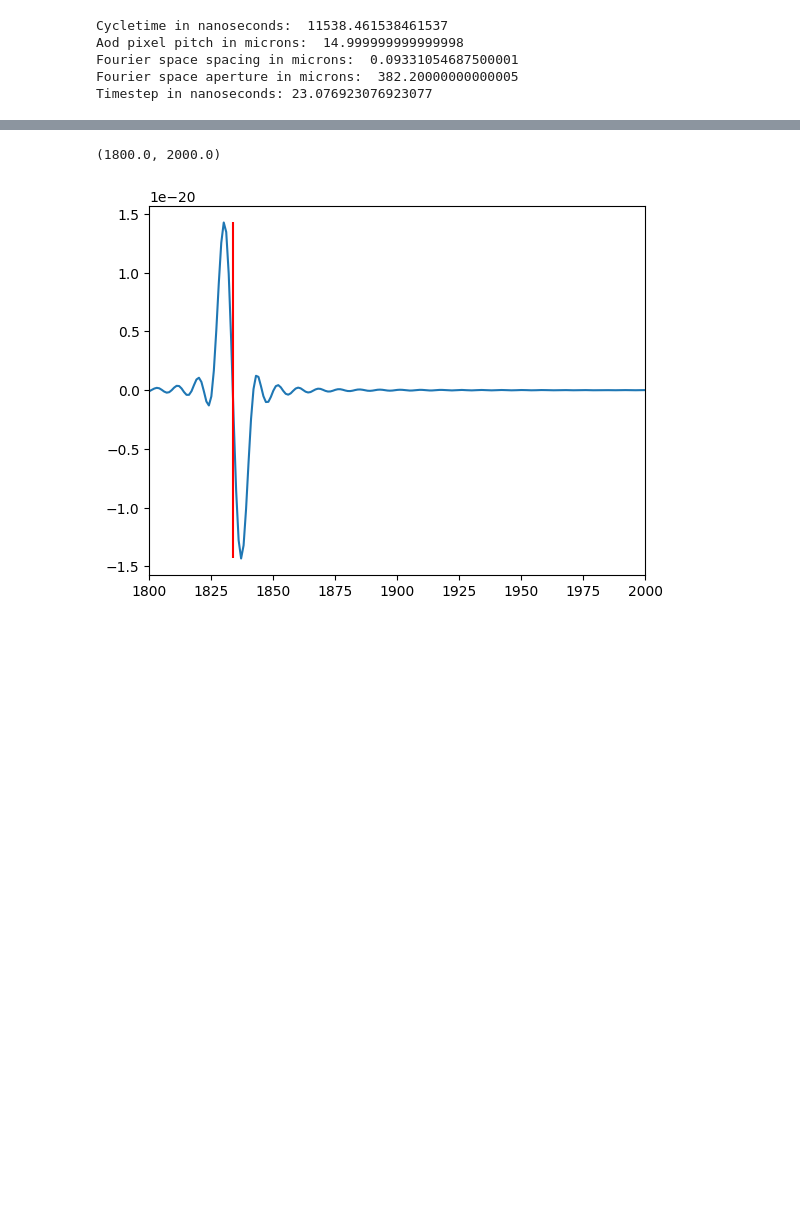
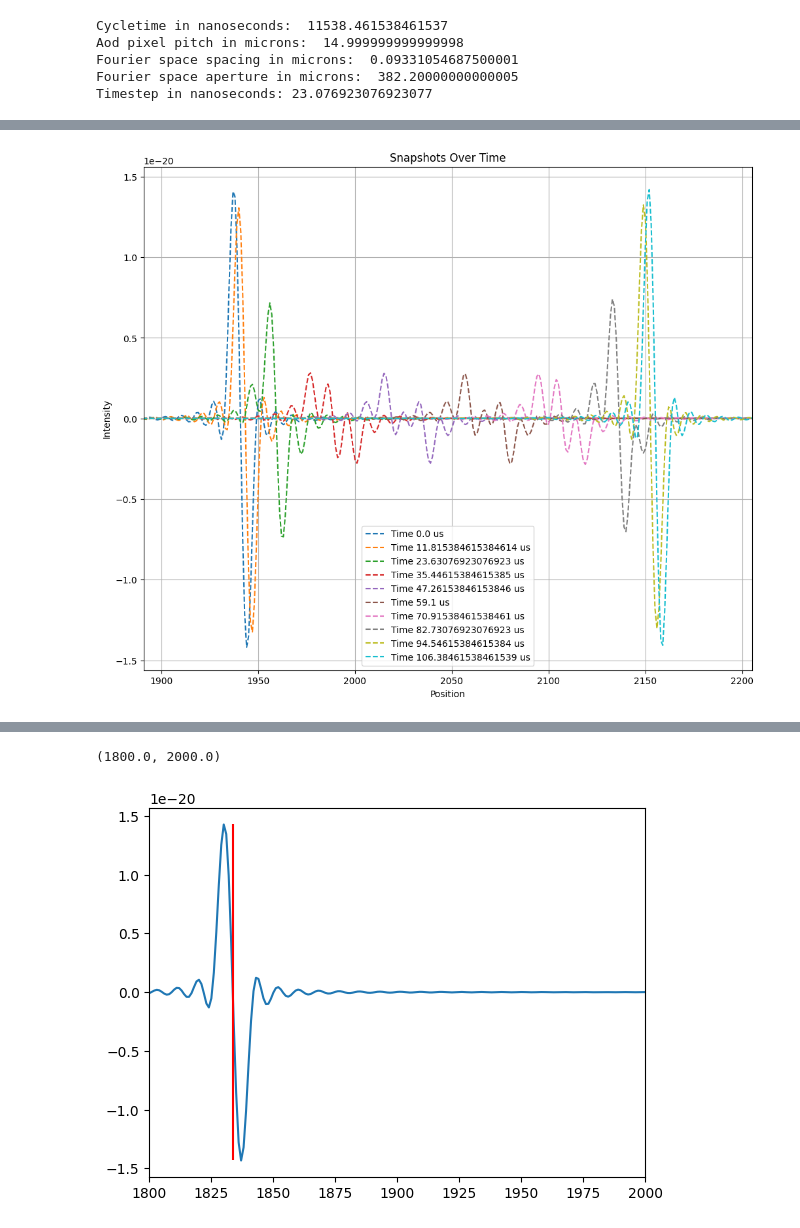
Before and after one commit to nsong03/Ultracold-Research, a Jupyter notebook: TweezerOptimization/AWGwaveformoptimization.ipynb, the cells around one changed output, grey strips where cells are left out. Saved outputs shown, nothing was run; the diff lists cells and outputs as text; code cells hidden in the pictures; blank space fills up the shorter version.

```diff
--- a/TweezerOptimization/AWGwaveformoptimization.ipynb
+++ b/TweezerOptimization/AWGwaveformoptimization.ipynb
@@ -336,0 +278,46 @@ def opt_forces_Legendre(fittedwaveform, desiredpositions, desiredacceleration, f
+# %%
+
+
+def plot_snapshots(frames, numsnapshots, globalvariables, figuresize = (10,6),filterOn=True):
+    """
+    Plot the frames of an input array at multiple points in time. Final graph has all the plots overlaid.
+
+    Parameters:
+    frames (cp.ndarray): Array of frames, each of which contains a 1D array representing a snapshot.
+    numsnapshots (int): Number of snapshots to plot, evenly distributed throughout the frames array.
+    globalvariables (dict): A dictionary of global variables.
+    filterOn (bool, optional): Whether to apply an xlim filter to the snapshots. Default is True.
+    """
+    aodaperture, soundvelocity, cycletime, focallength, wavelength, numpix_frame, numpix_real, pixelsize_real, aperturesize_real, aperturesize_fourier, pixelsize_fourier, movementtime, timestep, startlocation, endlocation, num_particles, atommass, tweezerdepth, hbar, optimizationbasisfunctions, numcoefficients = globalvariables
+
+    # Convert cupy array to numpy array for compatibility with matplotlib
+    frames = tonumpy(frames)
+
+    # Calculate the indices for the snapshots to plot
+    indices = np.linspace(0, len(frames) - 1, numsnapshots, dtype=int)
+
+    plt.figure(figsize=figuresize)
+
+    for idx in indices:
+        snapshot = frames[idx]
+
+        # Plot each snapshot
+        plt.plot(snapshot, '--', label=f'Time {idx * timestep*10**6} us')
+
+    if filterOn:
+        # Apply xlim filter based on global variables
+        xlim_min = positionstofourier(startlocation, 0, globalvariables)[0] - 50
+        xlim_max = positionstofourier(endlocation, 0, globalvariables)[0] + 50
+        plt.xlim(xlim_min, xlim_max)
+
+    plt.xlabel('Position')
+    plt.ylabel('Intensity')
+    plt.title('Snapshots Over Time')
+    plt.legend()
+    plt.grid(True)
+
+    plt.show()
+
+plot_snapshots(init_forces, 10, globalvariables, (12,10), filterOn=True)
+# %% [output]
+[figure, added]
```
Also changed, not shown: parts of 15 cells of this notebook, 2 other files.
